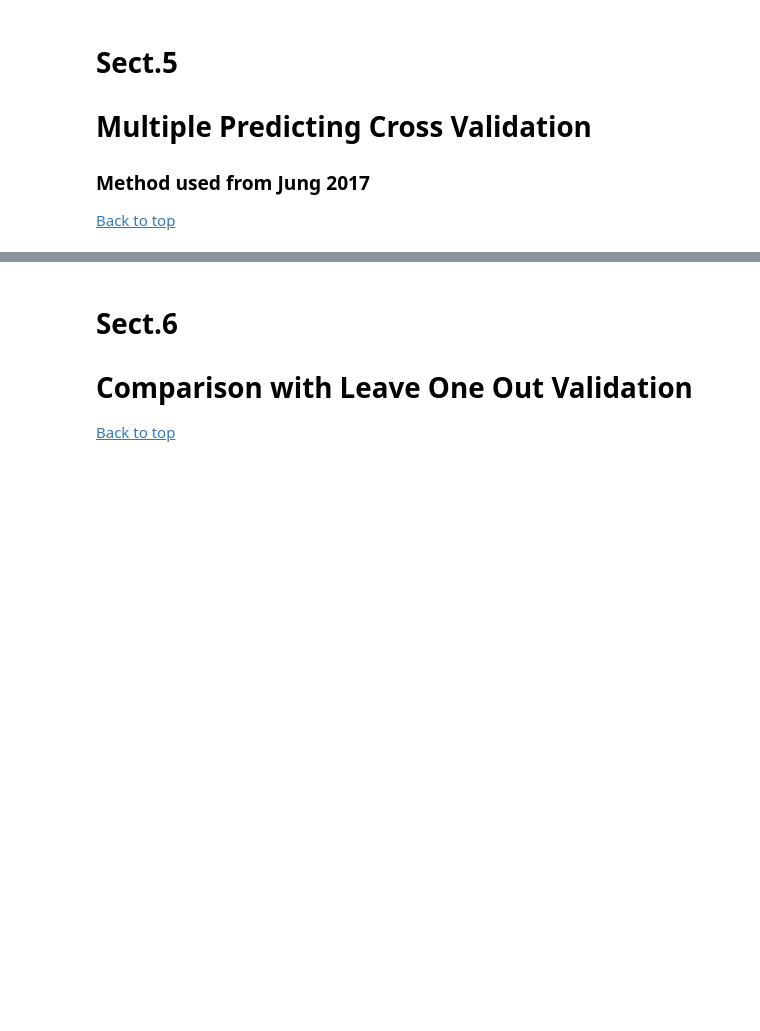
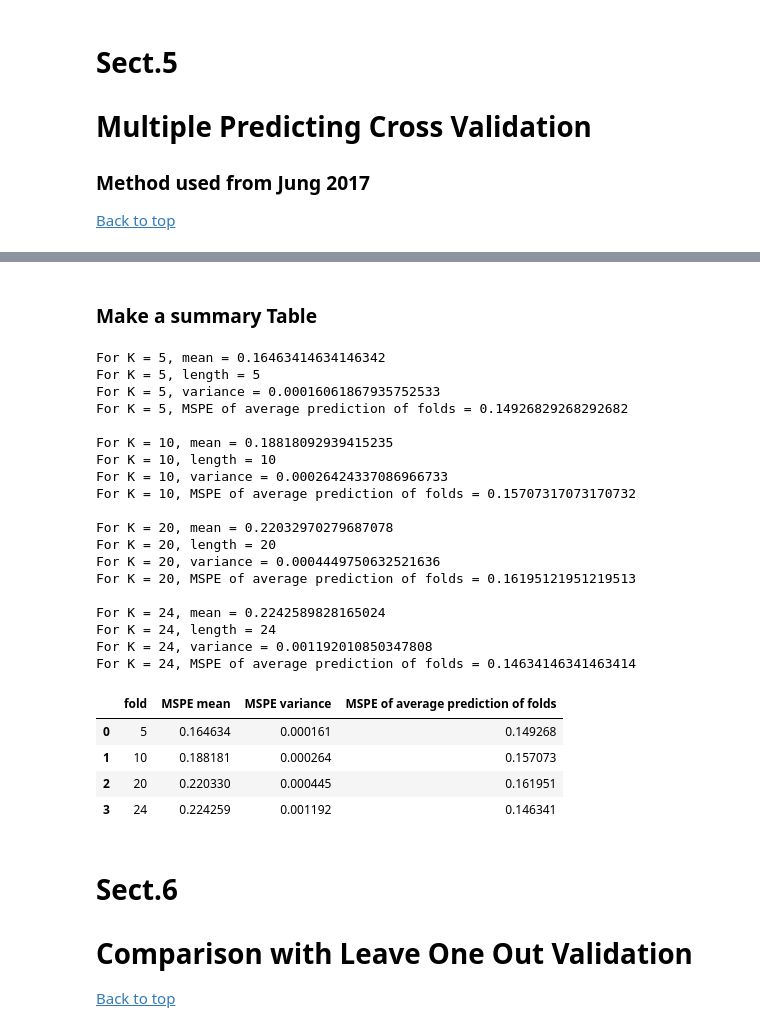
Before and after one commit to rsvpros/K-fold-CV-investigation, a Jupyter notebook: K-fold-CV.ipynb, the cells around one changed output, grey strips where cells are left out. Saved outputs shown, nothing was run; the diff lists cells and outputs as text; code cells hidden in the pictures; blank space fills up the shorter version.

```diff
--- a/K-fold-CV.ipynb
+++ b/K-fold-CV.ipynb
@@ -748,3 +1082,50 @@ For K = 24, variance = 0.04592285769743423
+# %% [markdown]
+### Make a summary Table
+# %%
+numFolds= ['5', '10', '20', '24']
+
+averaged_prediction_MSPE  = [MSPE_MPCV_5, MSPE_MPCV_10, MSPE_MPCV_20, MSPE_MPCV_24]
+
+kfold_metrics = pd.DataFrame({"fold":[], "MSPE mean":[], "MSPE variance": [], "MSPE of average prediction of folds": []})
+
+for metric, fold, avg_MSPE in zip(data, numFolds,averaged_prediction_MSPE):
+    kfold_metrics.loc[len(kfold_metrics.index)]  =[fold,np.mean(metric),np.var(metric) , avg_MSPE  ]
+    #print(metric)
+    print(f"For K = {fold}, mean = {np.mean(metric)}")
+    print(f"For K = {fold}, length = {len(metric)}")
+    print(f"For K = {fold}, variance = {np.var(metric)}")
+    print(f"For K = {fold}, MSPE of average prediction of folds = {avg_MSPE}")
+    print()
+
+
+# Make summary data into a datatframe for export
+kfold_metrics.to_clipboard()
+kfold_metrics
+# %% [output]
+For K = 5, mean = 0.16463414634146342
+For K = 5, length = 5
+For K = 5, variance = 0.00016061867935752533
+For K = 5, MSPE of average prediction of folds = 0.14926829268292682
+
+For K = 10, mean = 0.18818092939415235
+For K = 10, length = 10
+For K = 10, variance = 0.00026424337086966733
+For K = 10, MSPE of average prediction of folds = 0.15707317073170732
+
+For K = 20, mean = 0.22032970279687078
+For K = 20, length = 20
+For K = 20, variance = 0.0004449750632521636
+For K = 20, MSPE of average prediction of folds = 0.16195121951219513
+
+For K = 24, mean = 0.2242589828165024
+For K = 24, length = 24
+For K = 24, variance = 0.001192010850347808
+For K = 24, MSPE of average prediction of folds = 0.14634146341463414
+|  | fold | MSPE mean | MSPE variance | MSPE of average prediction of folds |
+| 0 | 5 | 0.164634 | 0.000161 | 0.149268 |
+| 1 | 10 | 0.188181 | 0.000264 | 0.157073 |
+| 2 | 20 | 0.220330 | 0.000445 | 0.161951 |
+| 3 | 24 | 0.224259 | 0.001192 | 0.146341 |
 # %% [markdown]
 # Sect.6
 # Comparison with Leave One Out Validation
```
Also changed, not shown: parts of 22 cells of this notebook.
